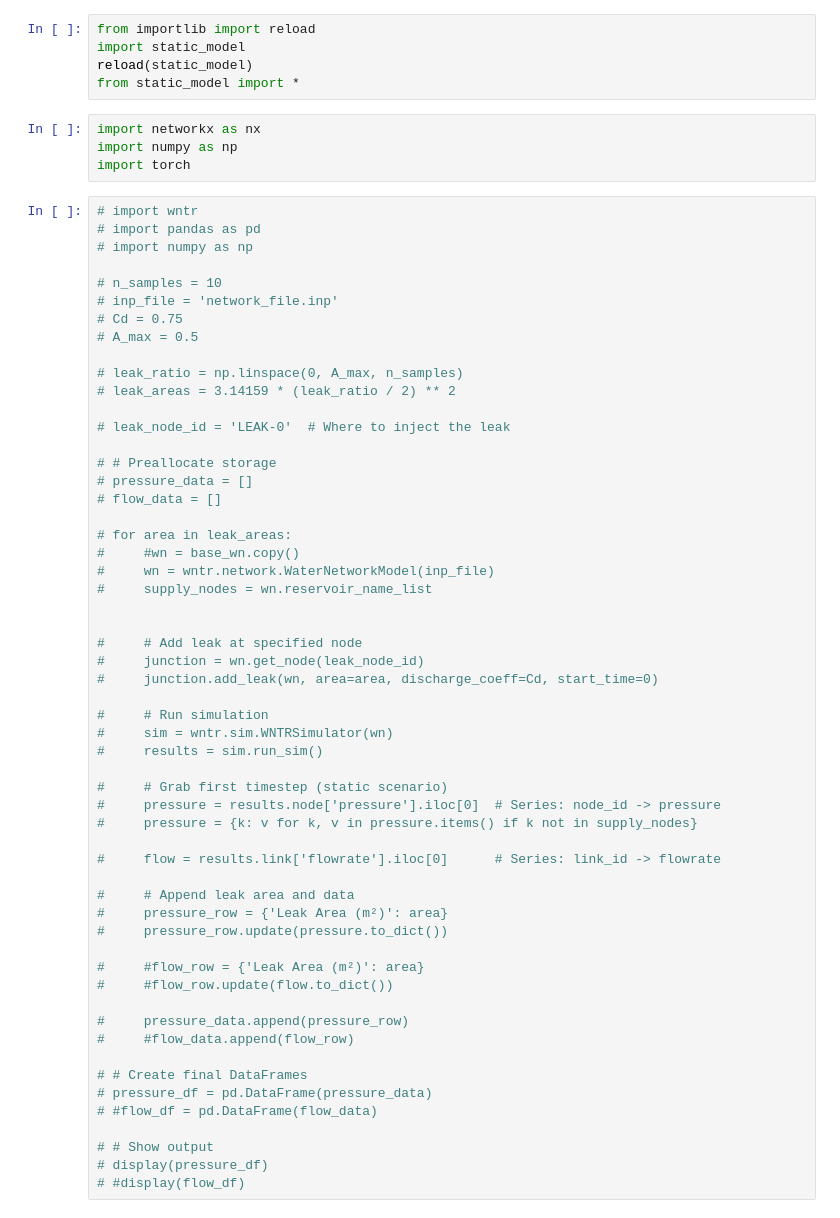
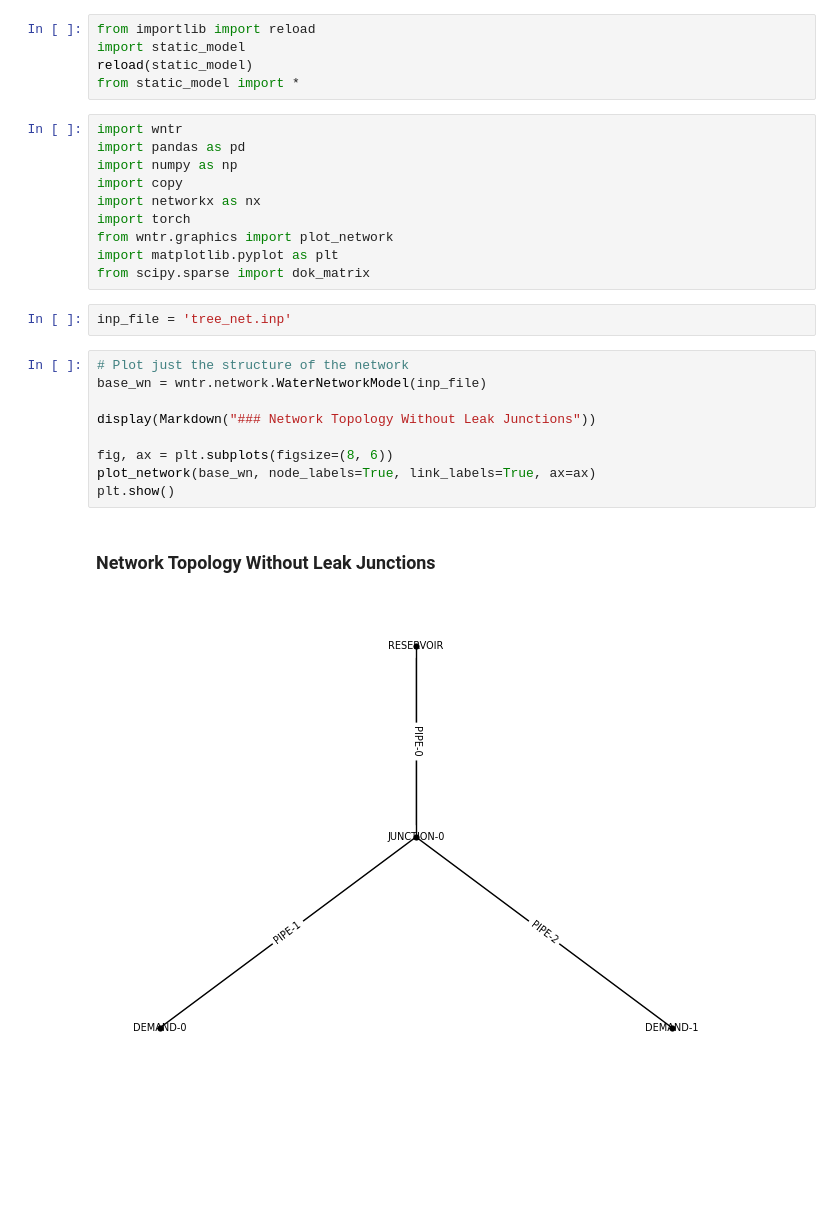
Before and after one commit to johanslettengren/synthetic-anomaly-generation, a Jupyter notebook: static-modelling/WNTR.ipynb, the cells around one changed output. Drawn from its saved outputs; the diff is of its cells as text; blank space fills up the shorter version.

Commit message:
Tree Net Working

```diff
--- a/static-modelling/WNTR.ipynb
+++ b/static-modelling/WNTR.ipynb
@@ -4,62 +4,26 @@ import static_model
 reload(static_model)
 from static_model import *
 # %%
+import wntr
+import pandas as pd
+import numpy as np
+import copy
 import networkx as nx
-import numpy as np
 import torch
+from wntr.graphics import plot_network
+import matplotlib.pyplot as plt
+from scipy.sparse import dok_matrix
-# %%
-# import wntr
-# import pandas as pd
-# import numpy as np
-
-# n_samples = 10
-# inp_file = 'network_file.inp'
-# Cd = 0.75
-# A_max = 0.5
-
-# leak_ratio = np.linspace(0, A_max, n_samples)
-# leak_areas = 3.14159 * (leak_ratio / 2) ** 2
-
-# leak_node_id = 'LEAK-0'  # Where to inject the leak
-
-# # Preallocate storage
-# pressure_data = []
-# flow_data = []
-
-# for area in leak_areas:
-#     #wn = base_wn.copy()
-#     wn = wntr.network.WaterNetworkModel(inp_file)
-#     supply_nodes = wn.reservoir_name_list
-
-
-#     # Add leak at specified node
-#     junction = wn.get_node(leak_node_id)
-#     junction.add_leak(wn, area=area, discharge_coeff=Cd, start_time=0)
-
-#     # Run simulation
-#     sim = wntr.sim.WNTRSimulator(wn)
-#     results = sim.run_sim()
-
-#     # Grab first timestep (static scenario)
-#     pressure = results.node['pressure'].iloc[0]  # Series: node_id -> pressure
-#     pressure = {k: v for k, v in pressure.items() if k not in supply_nodes}
-
-#     flow = results.link['flowrate'].iloc[0]      # Series: link_id -> flowrate
-
-#     # Append leak area and data
-#     pressure_row = {'Leak Area (m²)': area}
-#     pressure_row.update(pressure.to_dict())
-
-#     #flow_row = {'Leak Area (m²)': area}
-#     #flow_row.update(flow.to_dict())
-
-#     pressure_data.append(pressure_row)
-#     #flow_data.append(flow_row)
-
-# # Create final DataFrames
-# pressure_df = pd.DataFrame(pressure_data)
-# #flow_df = pd.DataFrame(flow_data)
-
-# # Show output
-# display(pressure_df)
-# #display(flow_df)
+# %%
+inp_file = 'tree_net.inp'
+# %%
+# Plot just the structure of the network
+base_wn = wntr.network.WaterNetworkModel(inp_file)
+
+display(Markdown("### Network Topology Without Leak Junctions"))
+
+fig, ax = plt.subplots(figsize=(8, 6))
+plot_network(base_wn, node_labels=True, link_labels=True, ax=ax)
+plt.show()
+# %% [output]
+### Network Topology Without Leak Junctions
+[figure, added]
```
Also changed, not shown: parts of 22 cells of this notebook, 9 other files.
